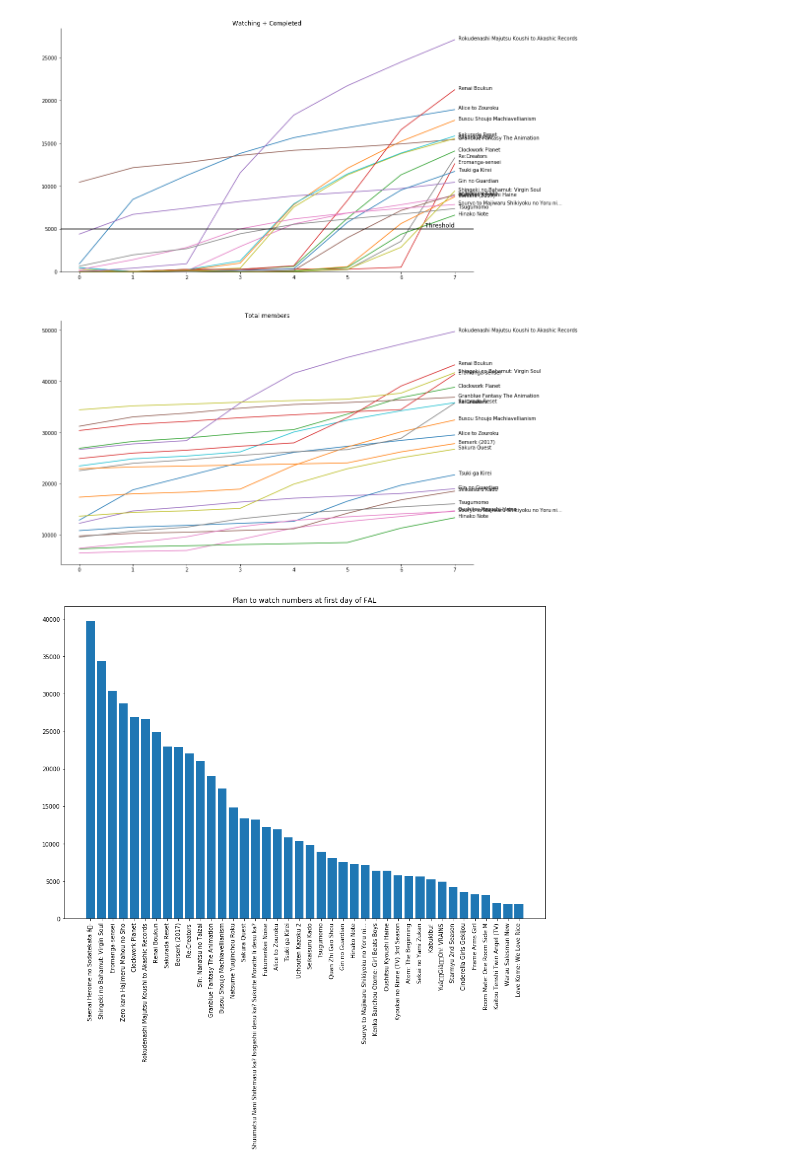
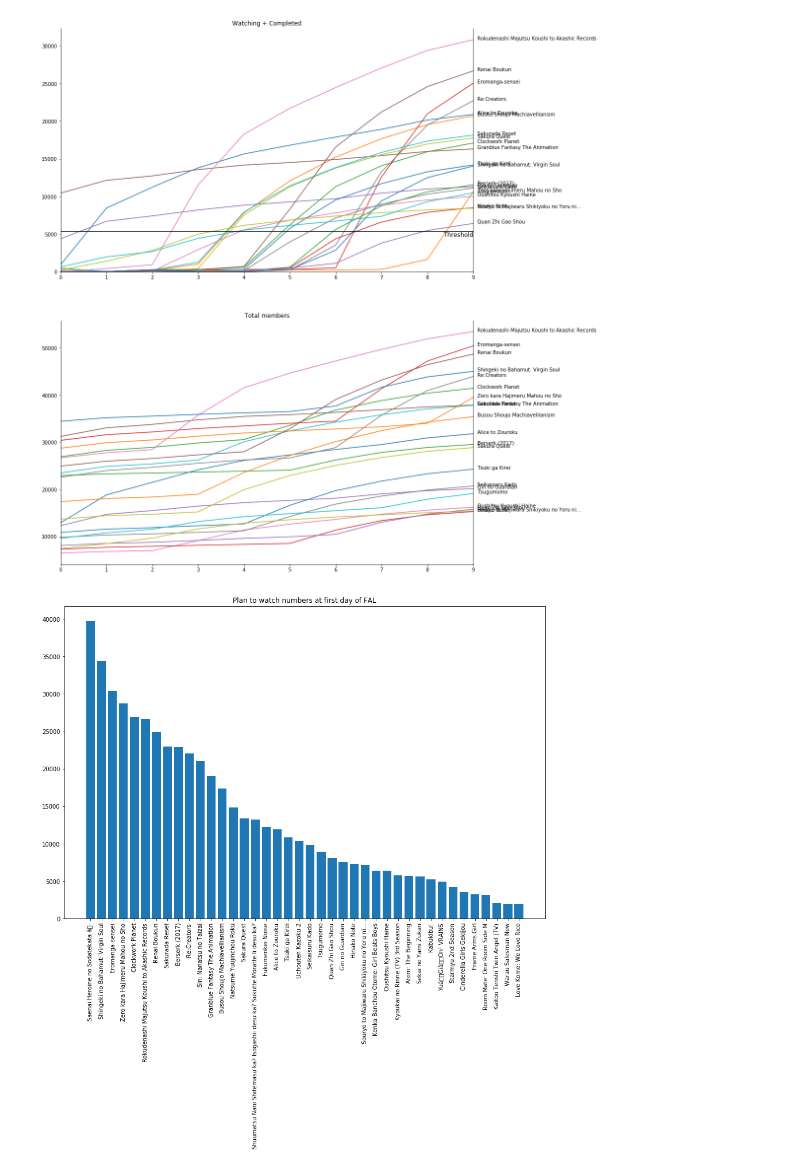
Before and after one commit to leyhline/falchooser, a Jupyter notebook: analysis.ipynb, the cells around one changed output. Cells and saved outputs as stored; diff of their text form; code cells hidden in the pictures.

```diff
--- a/analysis.ipynb
+++ b/analysis.ipynb
@@ -61,36 +61,39 @@
 Shingeki no Bahamut: Virgin Soul
 # %%
-watching_threshold = 5000
+watching_threshold = SESSION.query(Statistics.members).filter(
+    Statistics.anime.in_(anime_ids)).order_by(Statistics.members.desc()).first()[0] / 10
 watching_index = 2
 member_index = 6
 fig = plt.figure(figsize=(15,20))
 ax1 = fig.add_subplot(2, 1, 1)
 ax2 = fig.add_subplot(2, 1, 2)
 ax1.set_title("Watching + Completed")
 ax2.set_title("Total members")
 for id in anime_ids:
     anime_stats = get_statistics(id=id)
-    if len(anime_stats) >= up_to_days and anime_stats[up_to_days][watching_index] > watching_threshold:
+    if anime_stats[up_to_days][watching_index] > watching_threshold:
         title = anime_stats[0][0]
         days = [stat[1] for stat in anime_stats]
         watching = [stat[watching_index] for stat in anime_stats]
         members = [stat[member_index] for stat in anime_stats]
         ax1.plot(days, watching, label=title)
         ax1.text(up_to_days * 1.01, watching[-1], title)
         ax2.plot(days, members, label=title)
         ax2.text(up_to_days * 1.01, members[-1], title)
 ax1.spines["top"].set_visible(False)
-ax1.spines["right"].set_visible(False)
 ax2.spines["top"].set_visible(False)
-ax2.spines["right"].set_visible(False)
 ax1.set_ylim(bottom=0)
+ax1.set_xlim(left=0)
+ax1.set_xlim(right=up_to_days)
+ax2.set_xlim(left=0)
+ax2.set_xlim(right=up_to_days)
 ax1.axhline(watching_threshold, color="black")
 ax1.text(up_to_days, watching_threshold, "Threshold", color="black",
-        horizontalalignment="right", verticalalignment="bottom", size="large")
+        horizontalalignment="right", verticalalignment="top", size="large")
 plt.xticks(days)
 plt.show()
 # %% [output]
-[figure, old version]
+[figure, new version]
 # %%
 query = SESSION.query(Anime.title, Statistics.plantowatch).join(Statistics, Statistics.anime==Anime.id).filter(
     Statistics.day==0, ~Anime.title.in_(filtered_titles)).order_by(Statistics.plantowatch.desc()).all()
```
Also changed, not shown: parts of 1 cell of this notebook.
